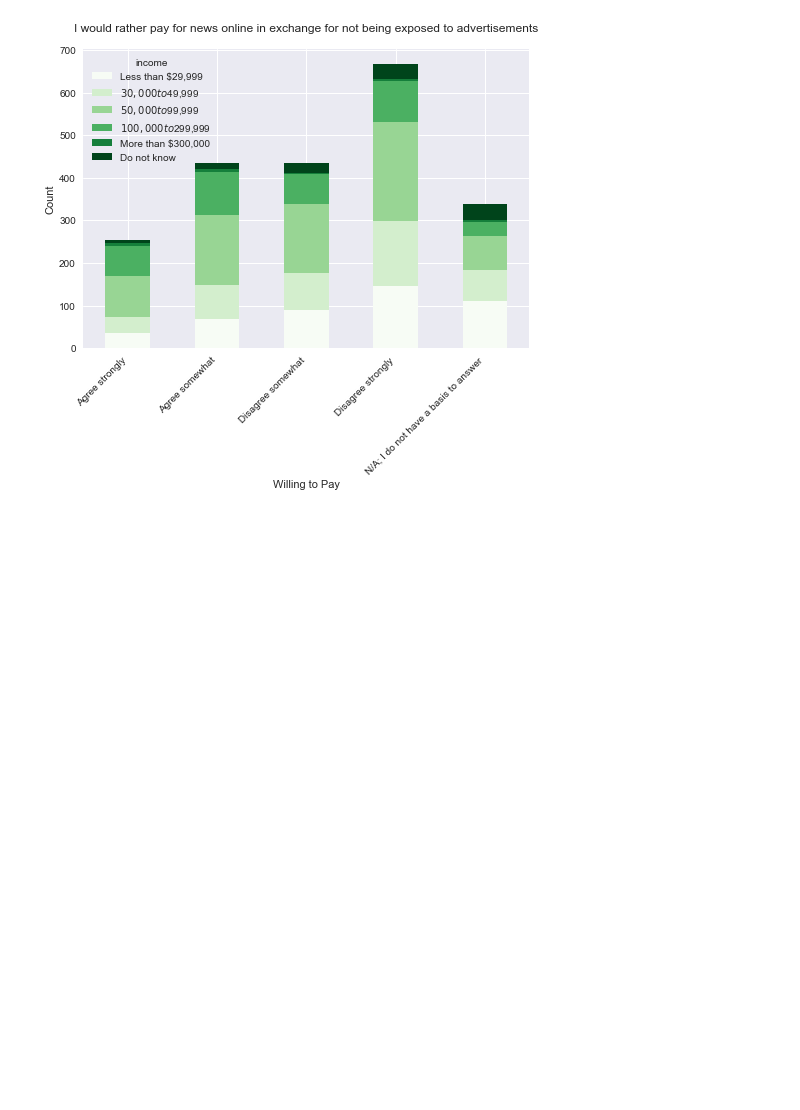
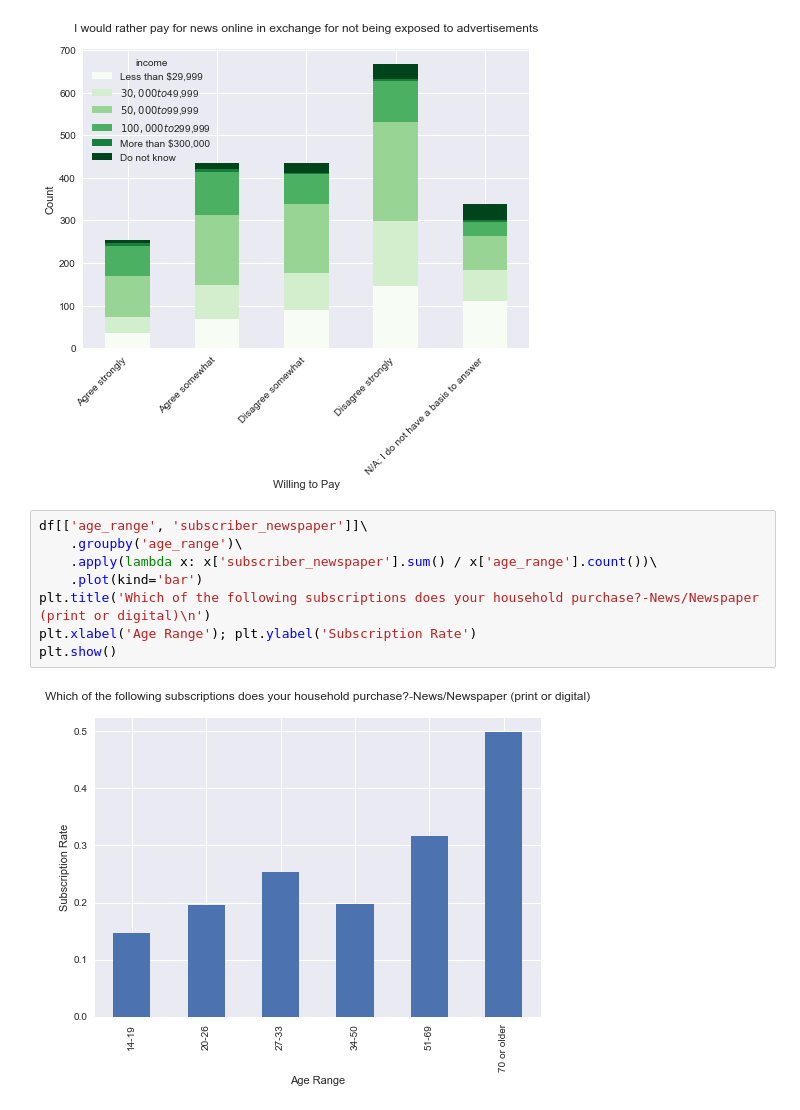
Before and after one commit to abhilashbiswas/customer_segmentation_for_news_outlet, a Jupyter notebook: eda.ipynb, the cells around one changed output. Drawn from its saved outputs; the diff is of its cells as text; blank space fills up the shorter version.

```diff
--- a/eda.ipynb
+++ b/eda.ipynb
@@ -165,3 +165,13 @@ plt.xlabel('Willing to Pay'); plt.ylabel('Count')
 plt.show()
 # %% [output]
 [figure]
+# %%
+df[['age_range', 'subscriber_newspaper']]\
+    .groupby('age_range')\
+    .apply(lambda x: x['subscriber_newspaper'].sum() / x['age_range'].count())\
+    .plot(kind='bar')
+plt.title('Which of the following subscriptions does your household purchase?-News/Newspaper (print or digital)\n')
+plt.xlabel('Age Range'); plt.ylabel('Subscription Rate')
+plt.show()
+# %% [output]
+[figure, added]
```
Also changed, not shown: parts of 3 cells of this notebook, 4 other files.
